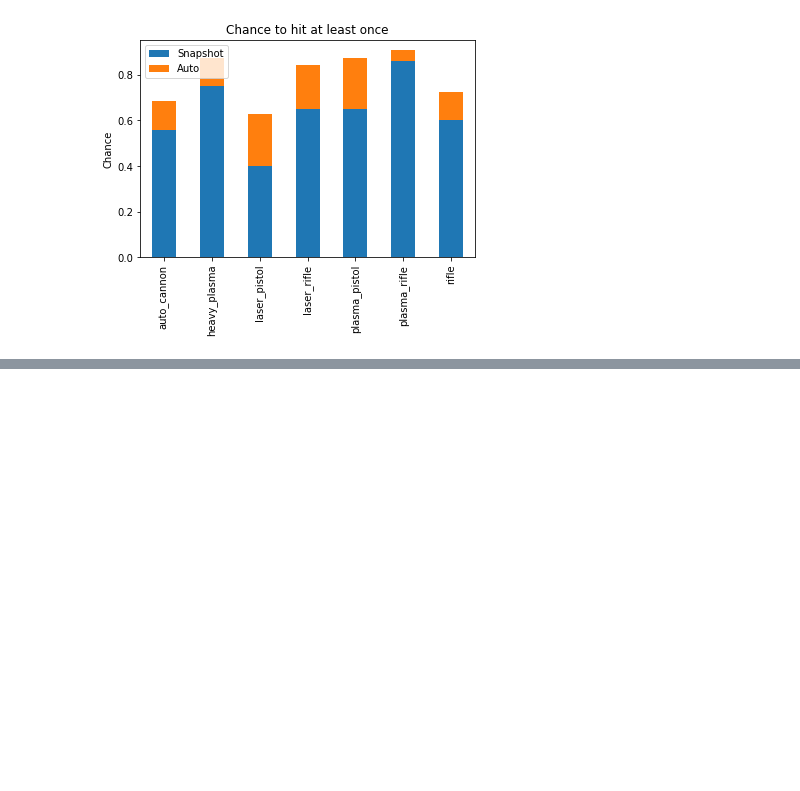
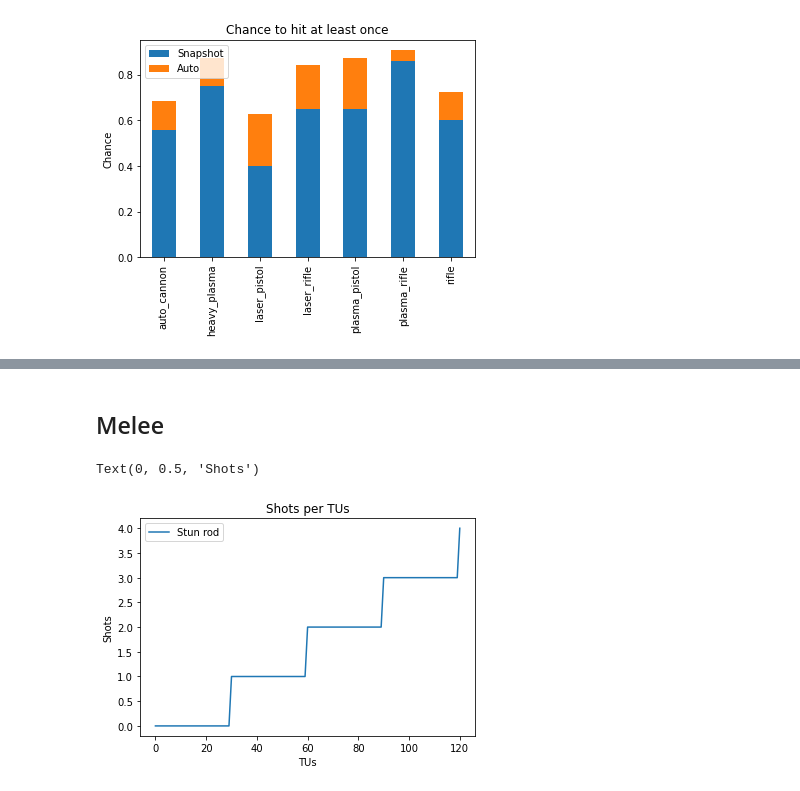
Before and after one commit to Bernardo-MG/xcom-analysis-jupyter-notebook, a Jupyter notebook: enemy_unknown/weapon_stats.ipynb, the cells around one changed output, grey strips where cells are left out. Saved outputs shown, nothing was run; the diff lists cells and outputs as text; code cells hidden in the pictures; blank space fills up the shorter version.

```diff
--- a/enemy_unknown/weapon_stats.ipynb
+++ b/enemy_unknown/weapon_stats.ipynb
@@ -429,0 +465,10 @@ Text(0, 0.5, 'Chance')
+# %% [markdown]
+## Melee
+# %%
+ax = tus_costs.loc[ ["stun_rod"] ].unstack(level=0).plot(title="Shots per TUs")
+ax.legend(["Stun rod"]);
+ax.set_xlabel("TUs")
+ax.set_ylabel("Shots")
+# %% [output]
+Text(0, 0.5, 'Shots')
+[figure, added]
```
Also changed, not shown: parts of 21 cells of this notebook, 2 other files.
